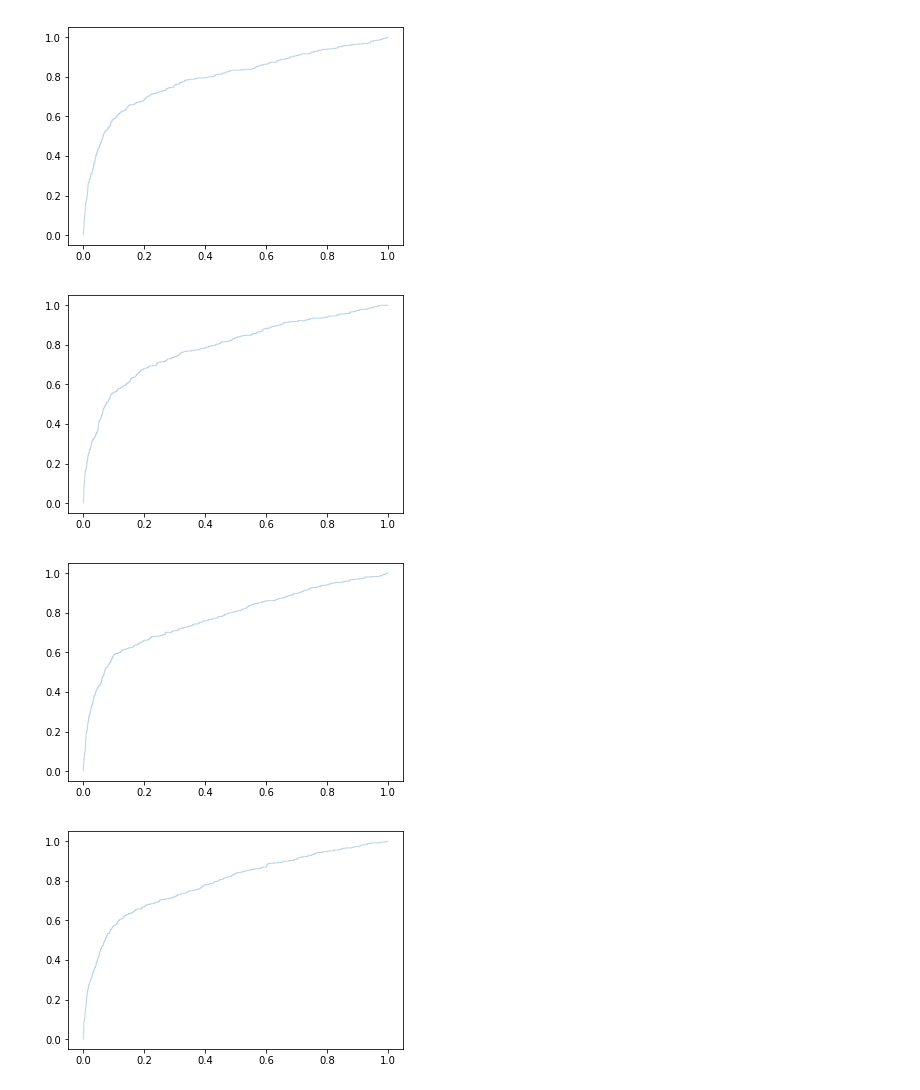
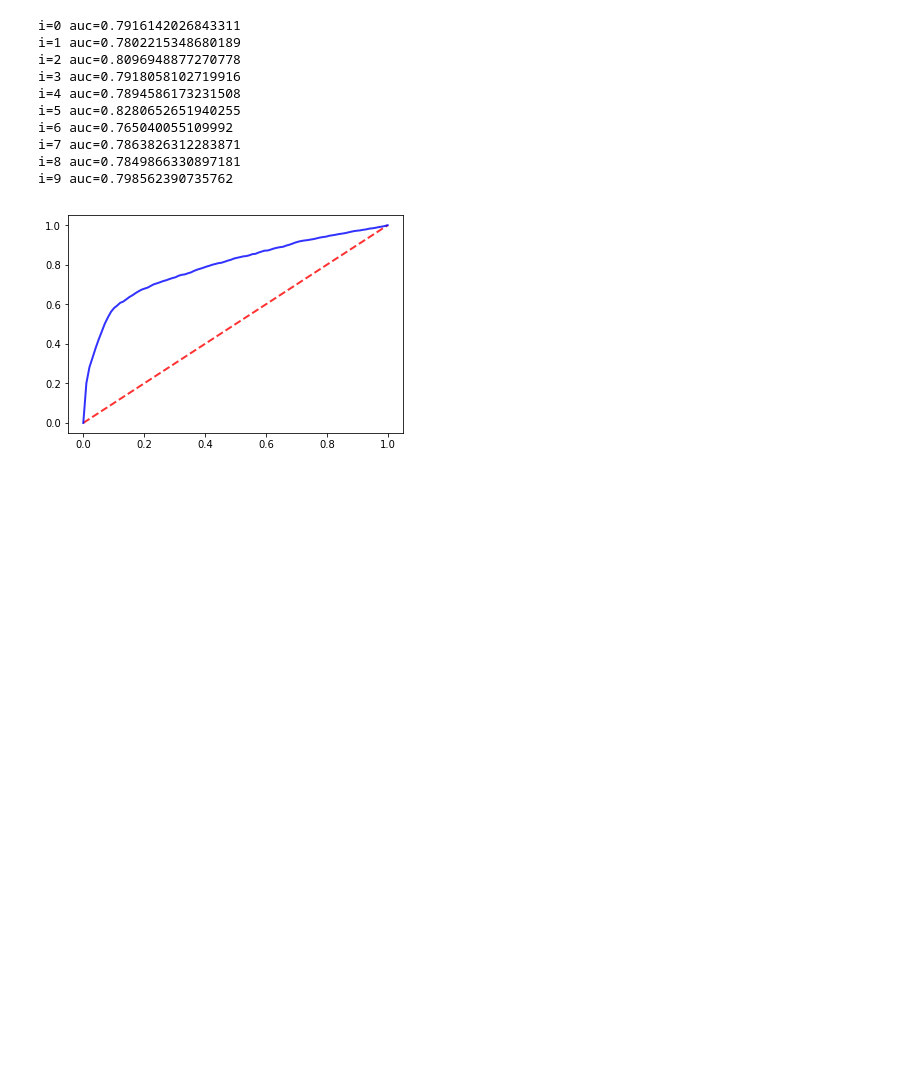
Before and after one commit to mizworski/BankMarketing, a Jupyter notebook: notebooks/ensemble.ipynb, the cells around one changed output. Cells and saved outputs as stored; diff of their text form; code cells hidden in the pictures; blank space fills up the shorter version.

Commit message:
Backup 79.24 ensemble. Age -> AgeClass

```diff
--- a/notebooks/ensemble.ipynb
+++ b/notebooks/ensemble.ipynb
@@ -111,31 +132,22 @@ from sklearn.linear_model import  LogisticRegression, LinearRegression
 # %%
 def get_ensemble():
-    model1 = [XGBClassifier(max_depth=4, gamma=3, reg_alpha=0.2137, min_child_weight=2, n_estimators=200,
-                      reg_lambda=1, subsample=1, max_delta_step=5, learning_rate=0.006) for i in range(5)]
+    model1 = [XGBClassifier(max_depth=4, gamma=3, reg_alpha=0.2137, min_child_weight=2, n_estimators=800,
+                      reg_lambda=1, subsample=1, max_delta_step=5, learning_rate=0.01) for i in range(3)]
 
-    model2 = [lgb.LGBMClassifier(nthread=4,silent=False, bagging_fraction= 0.8, bagging_freq= 16,
-                                boosting_type= 'dart',colsample_bytree= 0.8,feature_fraction= 0.8,
-                                is_unbalance= False, num_boosting_rounds=256
-                               ) for i in range(10)]
+    model2 = [lgb.LGBMClassifier(
+                                    colsample_bytree= 0.9, learning_rate=0.03,
+                            boosting_type= 'dart',subsample= 0.75,
+                            num_boosting_rounds=256, metric='auc',
+                            n_estimators=400, reg_lambda=0, reg_alpha=0, num_leaves=16
+                               ) for i in range(3)]
 
     model3 = GradientBoostingClassifier(n_estimators=100)
-    model4 = ExtraTreesClassifier(n_estimators=100)
-    model5 = lgb.LGBMClassifier(nthread=4,silent=False)
-    model6 = XGBClassifier()
-    model7 = LogisticRegression()
-    ensemble = Subsemble()
 
-#     # # First layer
-    ensemble.add(model1 + model2 + [model3], proba=True)
-#     ensemble.add([LinearRegression() for i in range(6)])
-#     ensemble.add([LinearRegression() for i in range(6)])
-#     # # Second layer
-#     ensemble.add([model3, model4], proba=True, shuffle=True)
-
-    # # Final meta estimator
-    ensemble.add_meta(LogisticRegression(), proba=True)
-
-    return ensemble
+    eclf = VotingClassifier(estimators=[
+        ('xgb0', model1[0]),
+        ('lgbm0', model2[0]), ('lgbm1', model2[1])
+                                       ], voting='soft')
+    return eclf
 # %%
 # ensemble = get_ensemble()
 
@@ -144,7 +156,7 @@ def get_ensemble():
 # %%
 # ensemble.predict(X[test])
 # %%
-cv = StratifiedKFold(n_splits=5)
+cv = StratifiedKFold(n_splits=10)
 
 X = X_train.as_matrix()
 Y = column_or_1d(Y_train)
@@ -152,37 +164,45 @@ Y = column_or_1d(Y_train)
 tprs = []
 aucs = []
 mean_fpr = np.linspace(0, 1, 100)
 i=0
 
 for train, test in cv.split(X, Y):
     ensemble = get_ensemble()
 
     probas_ = ensemble.fit(X[train], Y[train]).predict_proba(X[test])
     # Compute ROC curve and area the curve
     fpr, tpr, thresholds = roc_curve(Y[test], probas_[:, 1])
     tprs.append(interp(mean_fpr, fpr, tpr))
     tprs[-1][0] = 0.0
     roc_auc = auc(fpr, tpr)
+    print('i={} auc={}'.format(i, roc_auc))
     aucs.append(roc_auc)
-    plt.plot(fpr, tpr, lw=1, alpha=0.3,
-             label='ROC fold %d (AUC = %0.2f)' % (i, roc_auc))
-    plt.show()
+#     plt.plot(fpr, tpr, lw=1, alpha=0.3,
+#              label='ROC fold %d (AUC = %0.2f)' % (i, roc_auc))
+#     plt.show()
 
     i += 1
 plt.plot([0, 1], [0, 1], linestyle='--', lw=2, color='r',
          label='Luck', alpha=.8)
 
 mean_tpr = np.mean(tprs, axis=0)
 mean_tpr[-1] = 1.0
 mean_auc = auc(mean_fpr, mean_tpr)
 std_auc = np.std(aucs)
 plt.plot(mean_fpr, mean_tpr, color='b',
          label=r'Mean ROC (AUC = %0.2f $\pm$ %0.2f)' % (mean_auc, std_auc),
          lw=2, alpha=.8)
 
 plt.show()
 # %% [output]
+i=0 auc=0.7916142026843311
+i=1 auc=0.7802215348680189
+i=2 auc=0.8096948877270778
+i=3 auc=0.7918058102719916
+i=4 auc=0.7894586173231508
+i=5 auc=0.8280652651940255
+i=6 auc=0.765040055109992
+i=7 auc=0.7863826312283871
+i=8 auc=0.7849866330897181
+i=9 auc=0.798562390735762
-[figure, old version]
+[figure, new version]
-[figure, removed]
-[figure, removed]
-[figure, removed]
```
Also changed, not shown: parts of 12 cells of this notebook, 3 other files.
